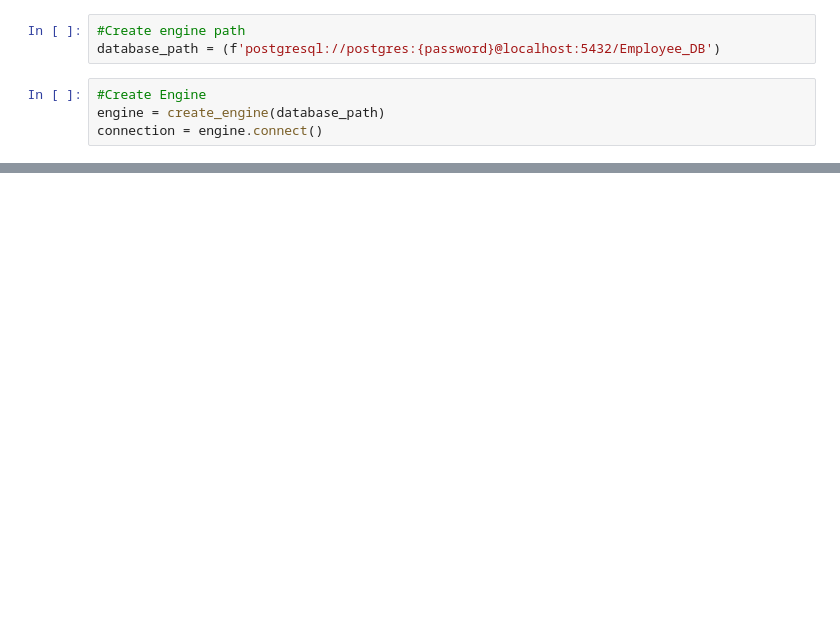
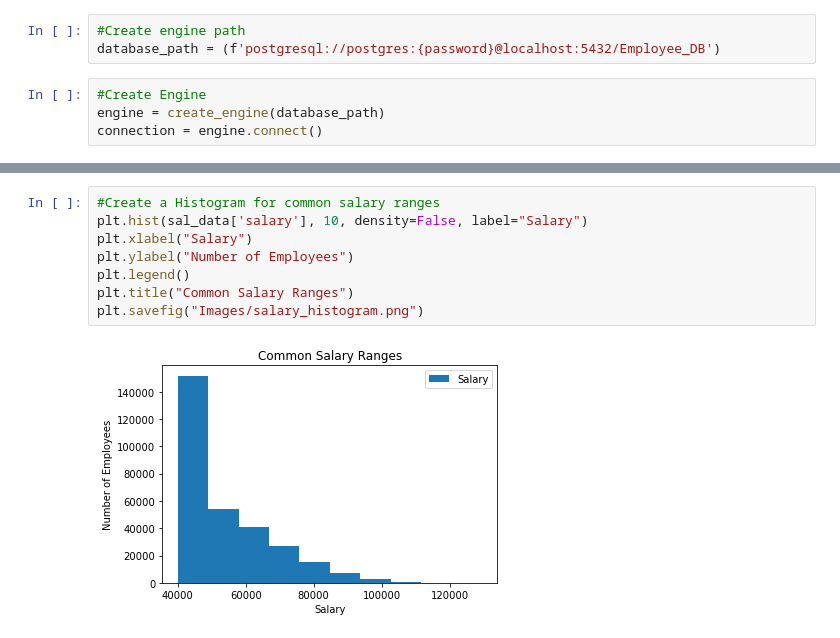
Before and after one commit to nicpie-bit/Employee-Database-Analysis-SQL, a Jupyter notebook: EmployeeSQL/employee_bonus.ipynb, the cells around one changed output, grey strips where cells are left out. Cells and saved outputs as stored; diff of their text form; blank space fills up the shorter version.

Commit message:
Svaed graphs in images folder and finshed bar chart

```diff
--- a/EmployeeSQL/employee_bonus.ipynb
+++ b/EmployeeSQL/employee_bonus.ipynb
@@ -69,0 +106,10 @@ combined_data
+# %%
+#Create a Histogram for common salary ranges
+plt.hist(sal_data['salary'], 10, density=False, label="Salary")
+plt.xlabel("Salary")
+plt.ylabel("Number of Employees")
+plt.legend()
+plt.title("Common Salary Ranges")
+plt.savefig("Images/salary_histogram.png")
+# %% [output]
+[figure, added]
```
Also changed, not shown: parts of 8 cells of this notebook, 4 other files.
